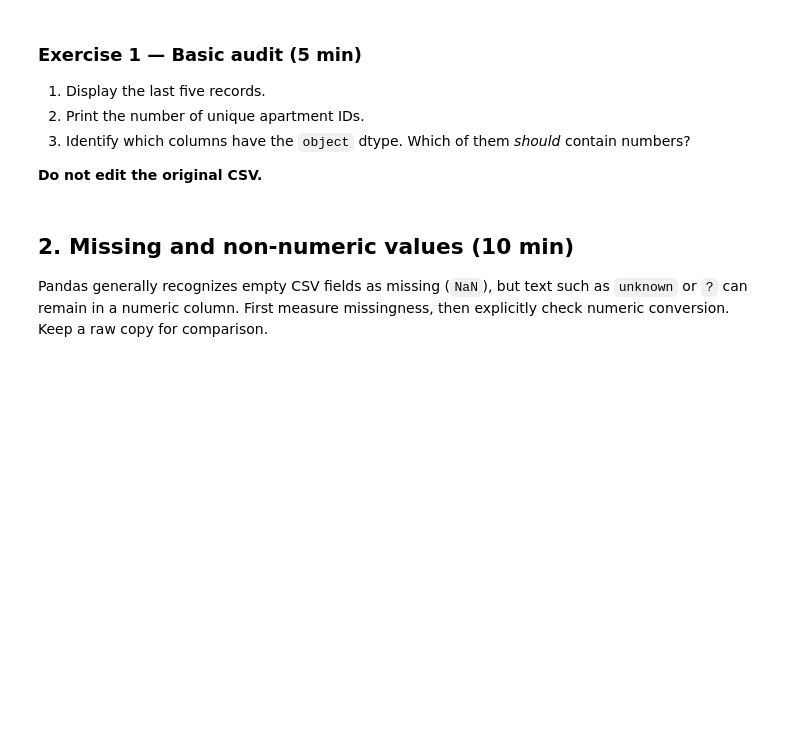
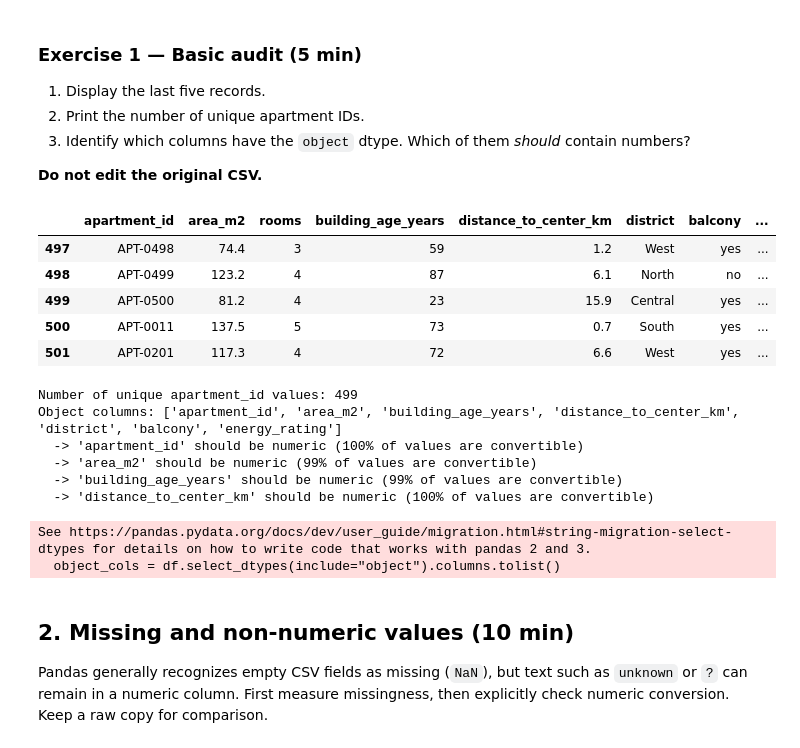
Before and after one commit to Adri2-2/AIWithPythonESIGELEC, a Jupyter notebook: lab02/01-data-cleaning.ipynb, the cells around one changed output. Saved outputs shown, nothing was run; the diff lists cells and outputs as text; code cells hidden in the pictures; blank space fills up the shorter version.

```diff
--- a/lab02/01-data-cleaning.ipynb
+++ b/lab02/01-data-cleaning.ipynb
@@ -55,8 +87,38 @@ display(df.describe(include="all").T)
 **Do not edit the original CSV.**
 # %%
 # TODO: inspect the last five rows
+display(df.tail())
+
 # TODO: count unique apartment_id values
+print("Number of unique apartment_id values:", df["apartment_id"].nunique())
+
 # TODO: list object columns and identify numeric-looking columns
+object_cols = df.select_dtypes(include="object").columns.tolist()
+print("Object columns:", object_cols)
+
+for col in object_cols:
+    converted = pd.to_numeric(
+        df[col].astype(str).str.replace(r"[^\d.,-]", "", regex=True).str.replace(",", "."),
+        errors="coerce",
+    )
+    ratio = converted.notna().mean()
+    if ratio > 0.5:
+        print(f"  -> '{col}' should be numeric ({ratio:.0%} of values are convertible)")
+# %% [output]
+|  | apartment_id | area_m2 | rooms | building_age_years | distance_to_center_km | district | balcony | ... |
+| 497 | APT-0498 | 74.4 | 3 | 59 | 1.2 | West | yes | ... |
+| 498 | APT-0499 | 123.2 | 4 | 87 | 6.1 | North | no | ... |
+| 499 | APT-0500 | 81.2 | 4 | 23 | 15.9 | Central | yes | ... |
+| 500 | APT-0011 | 137.5 | 5 | 73 | 0.7 | South | yes | ... |
+| 501 | APT-0201 | 117.3 | 4 | 72 | 6.6 | West | yes | ... |
+Number of unique apartment_id values: 499
+Object columns: ['apartment_id', 'area_m2', 'building_age_years', 'distance_to_center_km', 'district', 'balcony', 'energy_rating']
+  -> 'apartment_id' should be numeric (100% of values are convertible)
+  -> 'area_m2' should be numeric (99% of values are convertible)
+  -> 'building_age_years' should be numeric (99% of values are convertible)
+  -> 'distance_to_center_km' should be numeric (100% of values are convertible)
+See https://pandas.pydata.org/docs/dev/user_guide/migration.html#string-migration-select-dtypes for details on how to write code that works with pandas 2 and 3.
+  object_cols = df.select_dtypes(include="object").columns.tolist()
 # %% [markdown]
 ## 2. Missing and non-numeric values (10 min)
 
```
Also changed, not shown: parts of 18 cells of this notebook, 1 other file.
